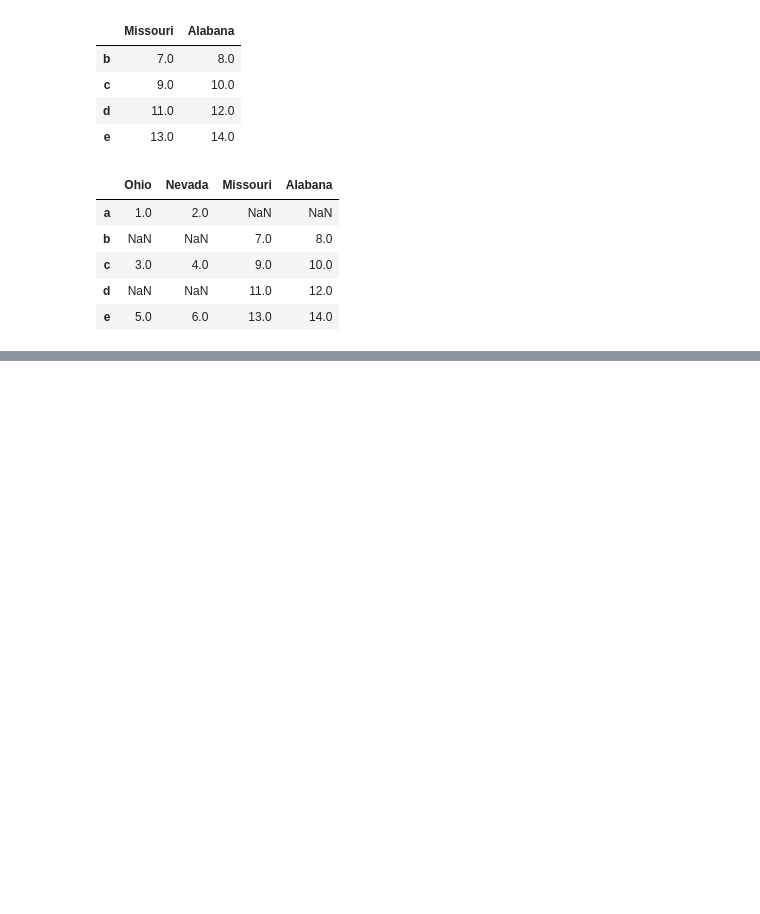
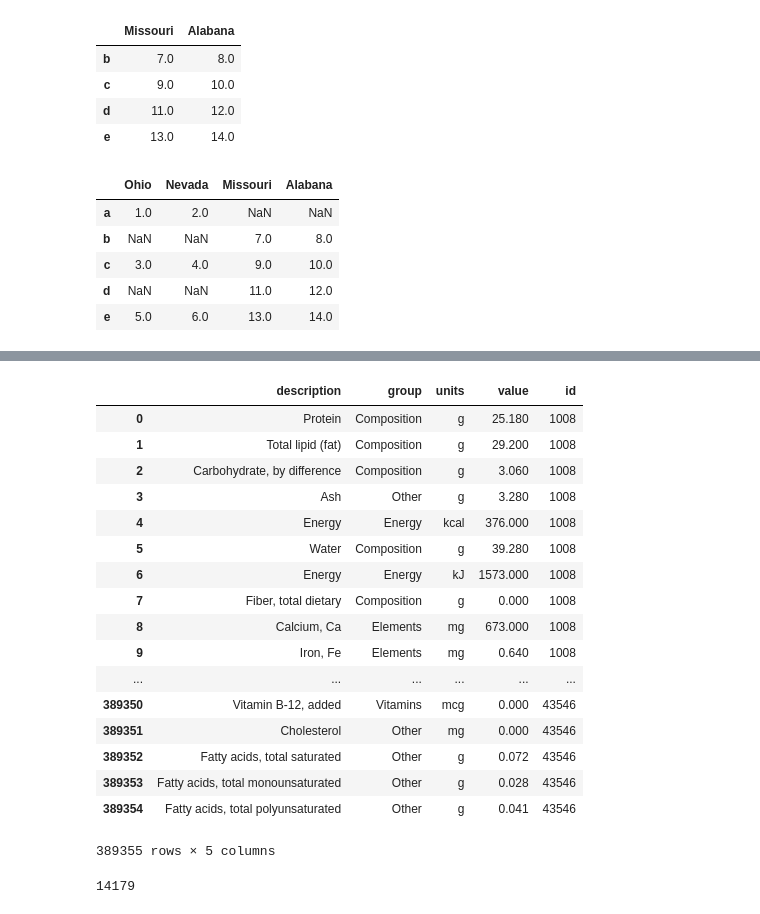
Before and after one commit to wen-fei/PythonForDataAnalysis, a Jupyter notebook: mych07.ipynb, the cells around one changed output, grey strips where cells are left out. Cells and saved outputs as stored; diff of their text form; code cells hidden in the pictures; blank space fills up the shorter version.

```diff
--- a/mych07.ipynb
+++ b/mych07.ipynb
@@ -344,0 +1702,2 @@ pd.merge(left2, right2, how='outer', left_index=True, right_index=True)
+# %%
+db = json.load(open('ch07/foods-2011-10-03.json'))
@@ -344,0 +1792,35 @@ pd.merge(left2, right2, how='outer', left_index=True, right_index=True)
+# %%
+# 将各个食物的营养成分整合到一个大表中
+nutrients = []
+for rec in db:
+    fnuts = DataFrame(rec['nutrients'])
+    fnuts['id'] = rec['id']
+    nutrients.append(fnuts)
+
+nutrients = pd.concat(nutrients, ignore_index=True)
+# %%
+nutrients
+# %% [output]
+|  | description | group | units | value | id |
+| 0 | Protein | Composition | g | 25.180 | 1008 |
+| 1 | Total lipid (fat) | Composition | g | 29.200 | 1008 |
+| 2 | Carbohydrate, by difference | Composition | g | 3.060 | 1008 |
+| 3 | Ash | Other | g | 3.280 | 1008 |
+| 4 | Energy | Energy | kcal | 376.000 | 1008 |
+| 5 | Water | Composition | g | 39.280 | 1008 |
+| 6 | Energy | Energy | kJ | 1573.000 | 1008 |
+| 7 | Fiber, total dietary | Composition | g | 0.000 | 1008 |
+| 8 | Calcium, Ca | Elements | mg | 673.000 | 1008 |
+| 9 | Iron, Fe | Elements | mg | 0.640 | 1008 |
+| ... | ... | ... | ... | ... | ... |
+| 389350 | Vitamin B-12, added | Vitamins | mcg | 0.000 | 43546 |
+| 389351 | Cholesterol | Other | mg | 0.000 | 43546 |
+| 389352 | Fatty acids, total saturated | Other | g | 0.072 | 43546 |
+| 389353 | Fatty acids, total monounsaturated | Other | g | 0.028 | 43546 |
+| 389354 | Fatty acids, total polyunsaturated | Other | g | 0.041 | 43546 |
+389355 rows × 5 columns
+# %%
+# 丢弃重复项
+nutrients.duplicated().sum()
+# %% [output]
+14179
```
Also changed, not shown: parts of 308 cells of this notebook.
